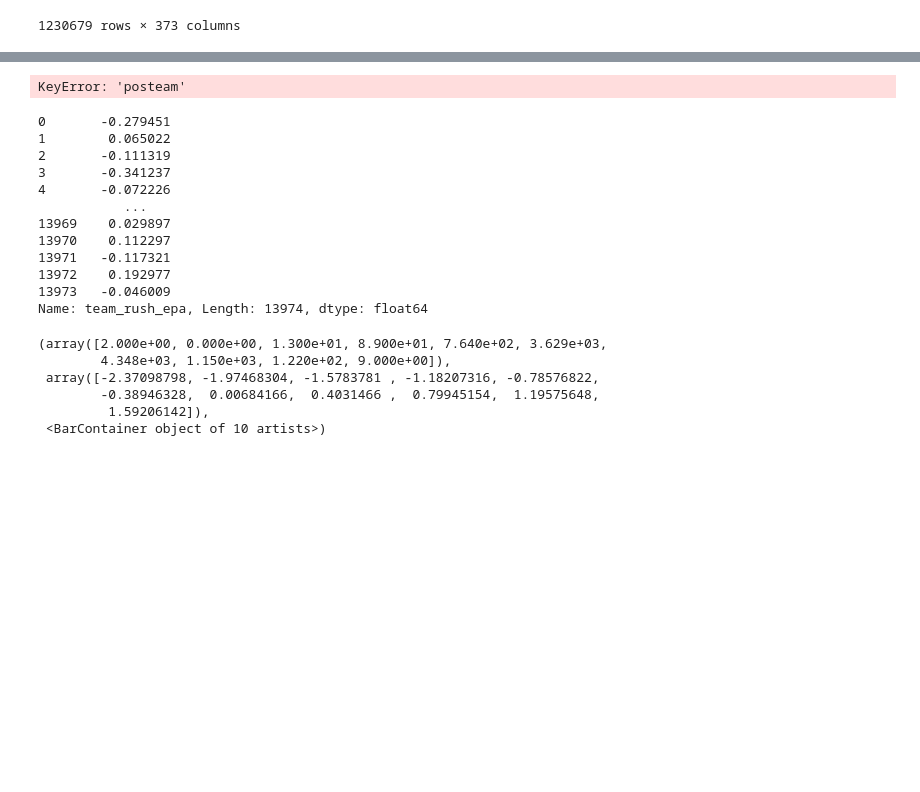
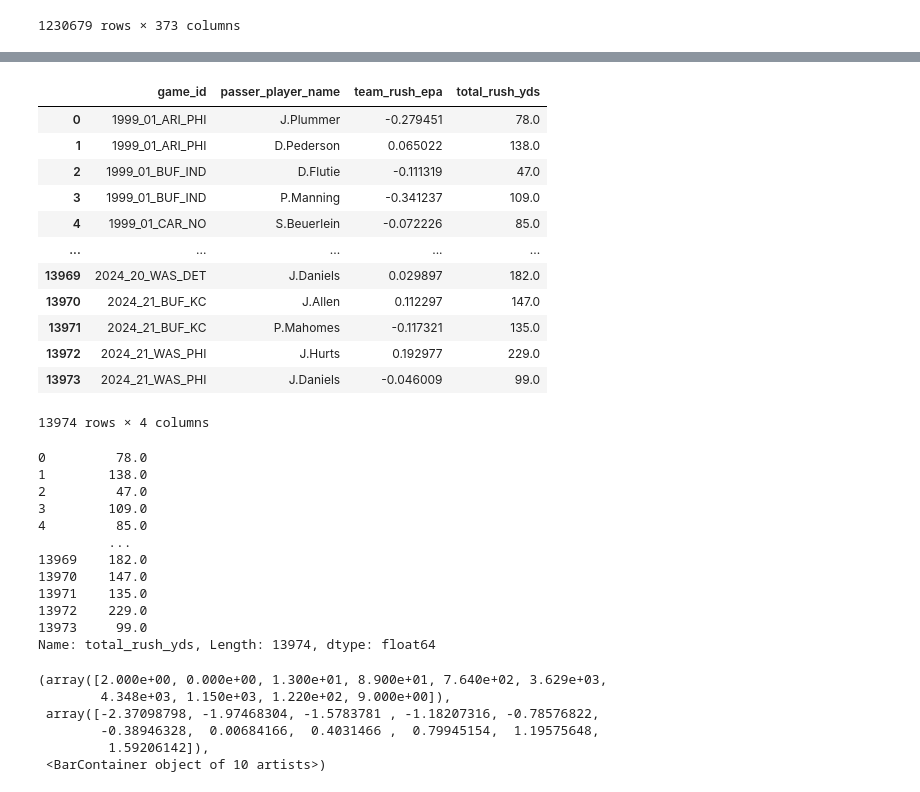
Before and after one commit to alexanderjireland/brock-purdy-mid-course-project, a Jupyter notebook: notebook/EDA_Python.ipynb, the cells around one changed output, grey strips where cells are left out. Cells and saved outputs as stored; diff of their text form; code cells hidden in the pictures; blank space fills up the shorter version.

```diff
--- a/notebook/EDA_Python.ipynb
+++ b/notebook/EDA_Python.ipynb
@@ -86,35 +103,49 @@ game_data['percent_short_pass'] = np.where(game_data['pass_attempt'] != 0, game_
 # %%
 primary_passers = data.loc[
     data.groupby(['game_id', 'posteam'])['pass_attempt'].idxmax()
 ][['game_id', 'posteam', 'passer_player_name']]
 
 team_rush_epa = (
-    data.groupby(['game_id', 'posteam'])['rush_epa']
-    .mean()
+    data.groupby(['game_id', 'posteam'])
+    .agg({'rush_epa' : 'mean',
+            'rushing_yards' : 'sum'})
     .reset_index()
-    .rename(columns = {'rush_epa' : 'team_rush_epa'})
+    .rename(columns = {'rush_epa' : 'team_rush_epa',
+                       'rushing_yards': 'total_rush_yds'})
 )
 
 primary_data = primary_passers.merge(team_rush_epa, on=['game_id', 'posteam'])
 game_data = primary_data.merge(game_data, on=['game_id', 'passer_player_name'])
-game_data[['game_id', 'passer_player_name', 'team_rush_epa']]
+game_data[['game_id', 'passer_player_name', 'team_rush_epa', 'total_rush_yds']]
 # %% [output]
+|  | game_id | passer_player_name | team_rush_epa | total_rush_yds |
+| 0 | 1999_01_ARI_PHI | J.Plummer | -0.279451 | 78.0 |
+| 1 | 1999_01_ARI_PHI | D.Pederson | 0.065022 | 138.0 |
+| 2 | 1999_01_BUF_IND | D.Flutie | -0.111319 | 47.0 |
+| 3 | 1999_01_BUF_IND | P.Manning | -0.341237 | 109.0 |
+| 4 | 1999_01_CAR_NO | S.Beuerlein | -0.072226 | 85.0 |
+| ... | ... | ... | ... | ... |
+| 13969 | 2024_20_WAS_DET | J.Daniels | 0.029897 | 182.0 |
+| 13970 | 2024_21_BUF_KC | J.Allen | 0.112297 | 147.0 |
+| 13971 | 2024_21_BUF_KC | P.Mahomes | -0.117321 | 135.0 |
+| 13972 | 2024_21_WAS_PHI | J.Hurts | 0.192977 | 229.0 |
+| 13973 | 2024_21_WAS_PHI | J.Daniels | -0.046009 | 99.0 |
-KeyError: 'posteam'
+13974 rows × 4 columns
 # %%
-game_data['team_rush_epa']
+game_data['total_rush_yds']
 # %% [output]
-0       -0.279451
-1        0.065022
-2       -0.111319
-3       -0.341237
-4       -0.072226
-           ...
-13969    0.029897
-13970    0.112297
-13971   -0.117321
-13972    0.192977
-13973   -0.046009
-Name: team_rush_epa, Length: 13974, dtype: float64
+0         78.0
+1        138.0
+2         47.0
+3        109.0
+4         85.0
+         ...
+13969    182.0
+13970    147.0
+13971    135.0
+13972    229.0
+13973     99.0
+Name: total_rush_yds, Length: 13974, dtype: float64
 # %%
 qb_game_data = game_data[(game_data['pass_attempt'] > 10) & (game_data['air_yards']>0)]
 plt.hist(qb_game_data['qb_epa'])
```
Also changed, not shown: parts of 4 cells of this notebook, 2 other files.
